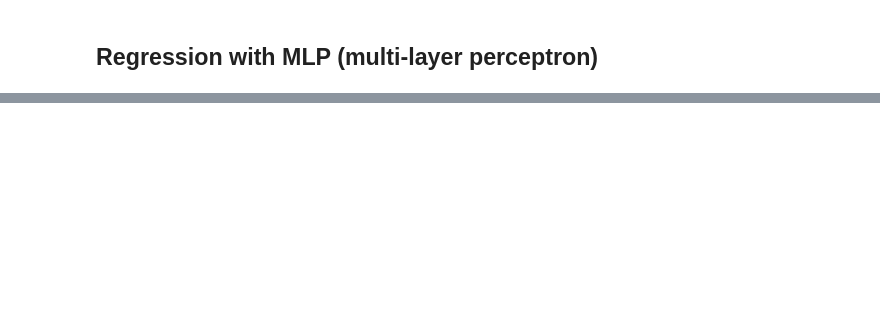
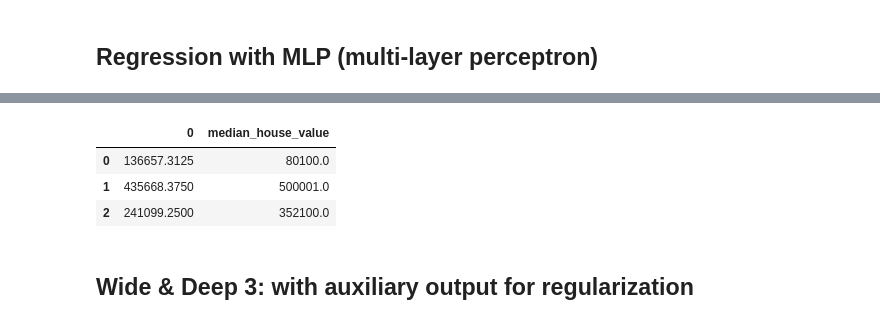
Before and after one commit to vaharoni/homl3, a Jupyter notebook: ch10/01-implementing-mlp-with-keras.ipynb, the cells around one changed output, grey strips where cells are left out. Drawn from its saved outputs; the diff is of its cells as text; code cells hidden in the pictures; blank space fills up the shorter version.

```diff
--- a/ch10/01-implementing-mlp-with-keras.ipynb
+++ b/ch10/01-implementing-mlp-with-keras.ipynb
@@ -151,0 +419,2 @@ history = model.fit(x_train, y_train, epoch=20, validation_data=(x_valid, ))
+# %%
+model.fit(x_train, y_train, epochs=20, validation_data=(x_valid, y_valid))
@@ -151,0 +442,16 @@ history = model.fit(x_train, y_train, epoch=20, validation_data=(x_valid, ))
+# %%
+input_wide = tf.keras.layers.Input(shape=[5], name='input_wide')  # features 0 to 4
+input_deep = tf.keras.layers.Input(shape=[6], name='input_deep')  # features 2 to 7
+# Note that for the normalization layers we must have a variable that holds their definition so that we can call adapt
+norm_layer_wide = tf.keras.layers.Normalization()
+norm_layer_deep = tf.keras.layers.Normalization()
+norm_wide = norm_layer_wide(input_wide)
+norm_deep = norm_layer_deep(input_deep)
+
+hidden1 = tf.keras.layers.Dense(30, activation='relu')(norm_deep)
+hidden2 = tf.keras.layers.Dense(30, activation='relu')(hidden1)
+# Note the nuance: we use concatenate(args) as a shortcut instead of Concatenate()(args)
+concat = tf.keras.layers.concatenate([norm_wide, hidden2])
+output = tf.keras.layers.Dense(1)(concat)
+model = tf.keras.Model(inputs=[input_wide, input_deep], outputs=[output])
+model.summary()
@@ -151,0 +476,19 @@ history = model.fit(x_train, y_train, epoch=20, validation_data=(x_valid, ))
+# %%
+optimizer = tf.keras.optimizers.Adam(learning_rate=1e-3)
+model.compile(
+    loss=tf.keras.losses.mean_squared_error,
+    optimizer=optimizer,
+    metrics=[tf.keras.metrics.RootMeanSquaredError()]
+)
+# %%
+x_train_wide, x_train_deep = x_train.iloc[:, :5], x_train.iloc[:, 2:]
+x_valid_wide, x_valid_deep = x_valid.iloc[:, :5], x_valid.iloc[:, 2:]
+x_test_wide, x_test_deep = x_test.iloc[:, :5], x_test.iloc[:, 2:]
+
+norm_layer_wide.adapt(x_train_wide)
+norm_layer_deep.adapt(x_train_deep)
+history = model.fit(
+    dict(input_wide=x_train_wide, input_deep=x_train_deep), y_train,
+    epochs=20,
+    validation_data=(dict(input_wide=x_valid_wide, input_deep=x_valid_deep), y_valid)
+)
@@ -151,0 +518,4 @@ history = model.fit(x_train, y_train, epoch=20, validation_data=(x_valid, ))
+# %%
+y_pred = model.predict((x_test_wide[:3], x_test_deep[:3]))
+pd.concat([pd.DataFrame(y_pred), y_test[:3].reset_index(drop=True)], axis=1)
+# %% [output]
@@ -151,0 +523,6 @@ history = model.fit(x_train, y_train, epoch=20, validation_data=(x_valid, ))
+|  | 0 | median_house_value |
+| 0 | 136657.3125 | 80100.0 |
+| 1 | 435668.3750 | 500001.0 |
+| 2 | 241099.2500 | 352100.0 |
+# %% [markdown]
+## Wide & Deep 3: with auxiliary output for regularization
```
Also changed, not shown: parts of 65 cells of this notebook, 14 other files.
